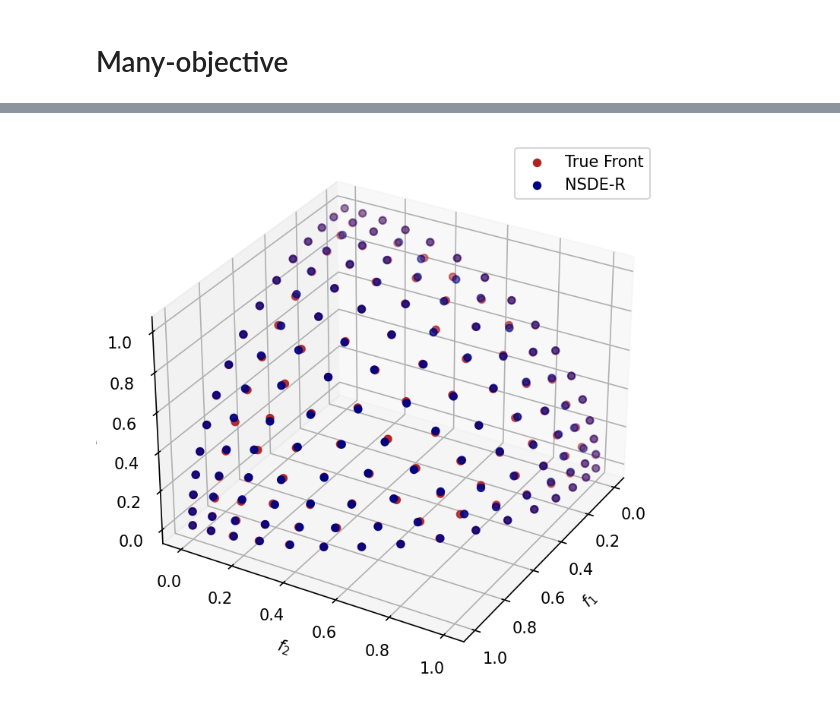
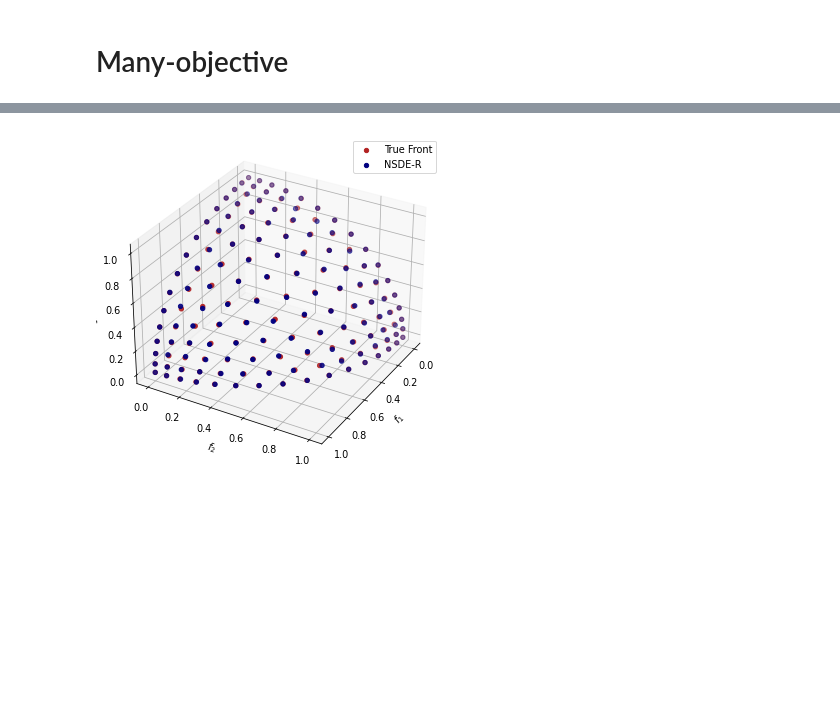
Before and after one commit to mooscaliaproject/pymoode, a Jupyter notebook: docs/source/Usage/Many-objective.ipynb, the cells around one changed output, grey strips where cells are left out. Drawn from its saved outputs; the diff is of its cells as text; code cells hidden in the pictures; blank space fills up the shorter version.

```diff
--- a/docs/source/Usage/Many-objective.ipynb
+++ b/docs/source/Usage/Many-objective.ipynb
@@ -83,20 +63,20 @@ res_nsder = minimize(
     verbose=False,
 )
 # %%
-fig, ax = plt.subplots(figsize=[6, 5], dpi=150, subplot_kw={'projection':'3d'})
+fig, ax = plt.subplots(figsize=[6, 5], dpi=70, subplot_kw={'projection':'3d'})
 
 ax.scatter(problem.pareto_front()[:, 0], problem.pareto_front()[:, 1], problem.pareto_front()[:, 2],
         color="firebrick", label="True Front", marker="o")
 
 ax.scatter(res_nsder.F[:, 0], res_nsder.F[:, 1], res_nsder.F[:, 2],
         color="navy", label="NSDE-R", marker="o")
 
 ax.view_init(elev=30, azim=30)
 
 ax.set_xlabel("$f_1$")
 ax.set_ylabel("$f_2$")
 ax.set_zlabel("$f_3$")
 ax.legend()
 fig.tight_layout()
 # %% [output]
-[figure, old version]
+[figure, new version]
```
Also changed, not shown: parts of 6 cells of this notebook, 22 other files.
